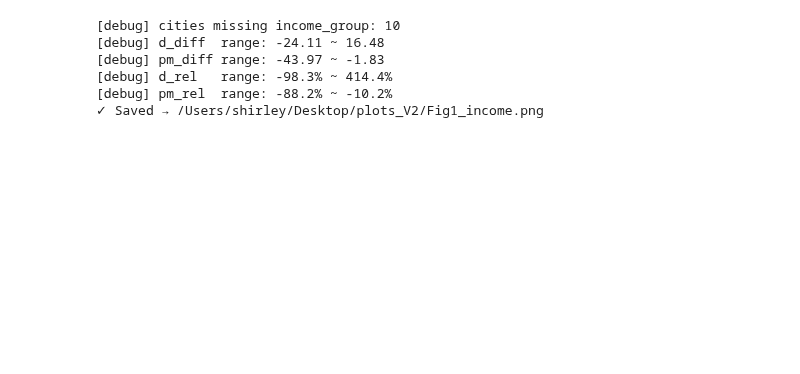
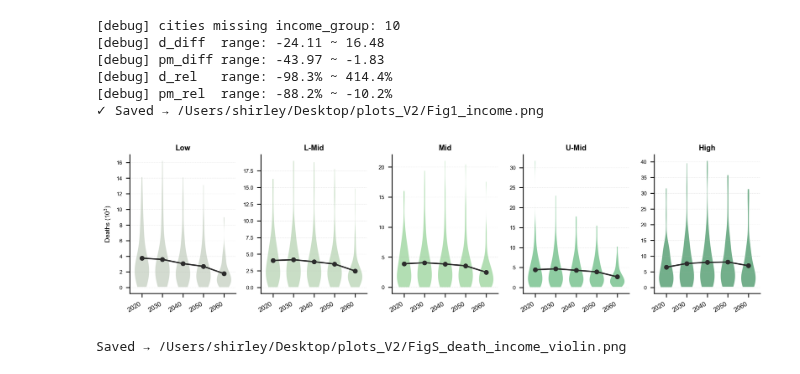
Before and after one commit to debibooo/Air_pollution_health_adaptation, a Jupyter notebook: plotting/Fig1.ipynb, the cells around one changed output. Drawn from its saved outputs; the diff is of its cells as text; code cells hidden in the pictures; blank space fills up the shorter version.

```diff
--- a/plotting/Fig1.ipynb
+++ b/plotting/Fig1.ipynb
@@ -496,3 +496,79 @@ print(f"✓ Saved → {OUTFILE}")
 [debug] d_rel   range: -98.3% ~ 414.4%
 [debug] pm_rel  range: -88.2% ~ -10.2%
 ✓ Saved → /Users/shirley/Desktop/plots_V2/Fig1_income.png
+# %%
+# =============================================================================
+# NEW: Deaths by income group over time — violin plot per year, mean line connecting
+# One subplot per income group (Low / L-Mid / Mid / U-Mid / High), x = year
+# =============================================================================
+YEARS = [2020, 2030, 2040, 2050, 2060]
+
+def load_death_by_year(year):
+    """City-level total deaths (mo_total, summed, /1000) for a given year."""
+    return read_and_prep(DEATH_DIR, SCENARIO, year, DEATH_COL, f"d{year}", how="sum")
+
+# --- build a long-format df: city, year, deaths(k), income_group ---
+death_frames = []
+for y in YEARS:
+    df_y = load_death_by_year(y)
+    df_y = df_y.rename(columns={f"d{y}": "deaths_k"})
+    df_y["deaths_k"] = df_y["deaths_k"] / 1000
+    df_y["year"] = y
+    death_frames.append(df_y)
+
+death_long = pd.concat(death_frames, ignore_index=True)
+
+income_lookup = read_income_group(INCOME_DIR)  # SHP_CITY_FIELD, income_group
+death_long = death_long.merge(income_lookup, on=SHP_CITY_FIELD, how="left")
+death_long = death_long.dropna(subset=["income_group"])
+
+# --- violin + mean-line plot, one panel per income group ---
+def draw_income_death_violin(fig_width_cm=22, fig_height_cm=6):
+    fig_v, axes_v = plt.subplots(
+        1, len(INCOME_ORDER),
+        figsize=(fig_width_cm / 2.54, fig_height_cm / 2.54),
+        dpi=300, sharey=False
+    )
+
+    for ax, group in zip(axes_v, INCOME_ORDER):
+        sub = death_long[death_long["income_group"] == group]
+
+        # data per year, in YEARS order, dropping any empty years
+        data_per_year = [sub.loc[sub["year"] == y, "deaths_k"].values for y in YEARS]
+        positions = np.arange(len(YEARS))
+
+        vp = ax.violinplot(
+            data_per_year, positions=positions,
+            widths=0.7, showmeans=False, showmedians=False, showextrema=False
+        )
+        for body in vp["bodies"]:
+            body.set_facecolor(INCOME_COLORS[group])
+            body.set_edgecolor("none")
+            body.set_alpha(0.55)
+
+        # mean per year, connected by line
+        means = [d.mean() if len(d) > 0 else np.nan for d in data_per_year]
+        ax.plot(positions, means, color="#2c2c2c", lw=1.3, marker="o",
+                 markersize=3.5, zorder=5)
+
+        ax.set_xticks(positions)
+        ax.set_xticklabels([str(y) for y in YEARS], fontsize=FS_BASE, rotation=30, ha="right")
+        ax.set_title(INCOME_SHORT[group], fontsize=FS_BASE + 1, fontweight="bold", pad=4)
+        ax.spines[["top", "right"]].set_visible(False)
+        ax.tick_params(axis="y", labelsize=FS_SCALE)
+        ax.grid(axis="y", lw=0.3, alpha=0.35, linestyle="--", zorder=0)
+
+        if ax is axes_v[0]:
+            ax.set_ylabel(r"Deaths (10$^{3}$)", fontsize=FS_BASE)
+
+    fig_v.tight_layout()
+    return fig_v
+
+fig_violin = draw_income_death_violin()
+VIOLIN_OUTFILE = OUTFILE.parent / "FigS_death_income_violin.png"
+fig_violin.savefig(VIOLIN_OUTFILE, dpi=400, bbox_inches="tight", facecolor="white")
+plt.show()
+print(f"Saved → {VIOLIN_OUTFILE}")
+# %% [output]
+[figure, added]
+Saved → /Users/shirley/Desktop/plots_V2/FigS_death_income_violin.png
```
Also changed, not shown: 3 other files.
